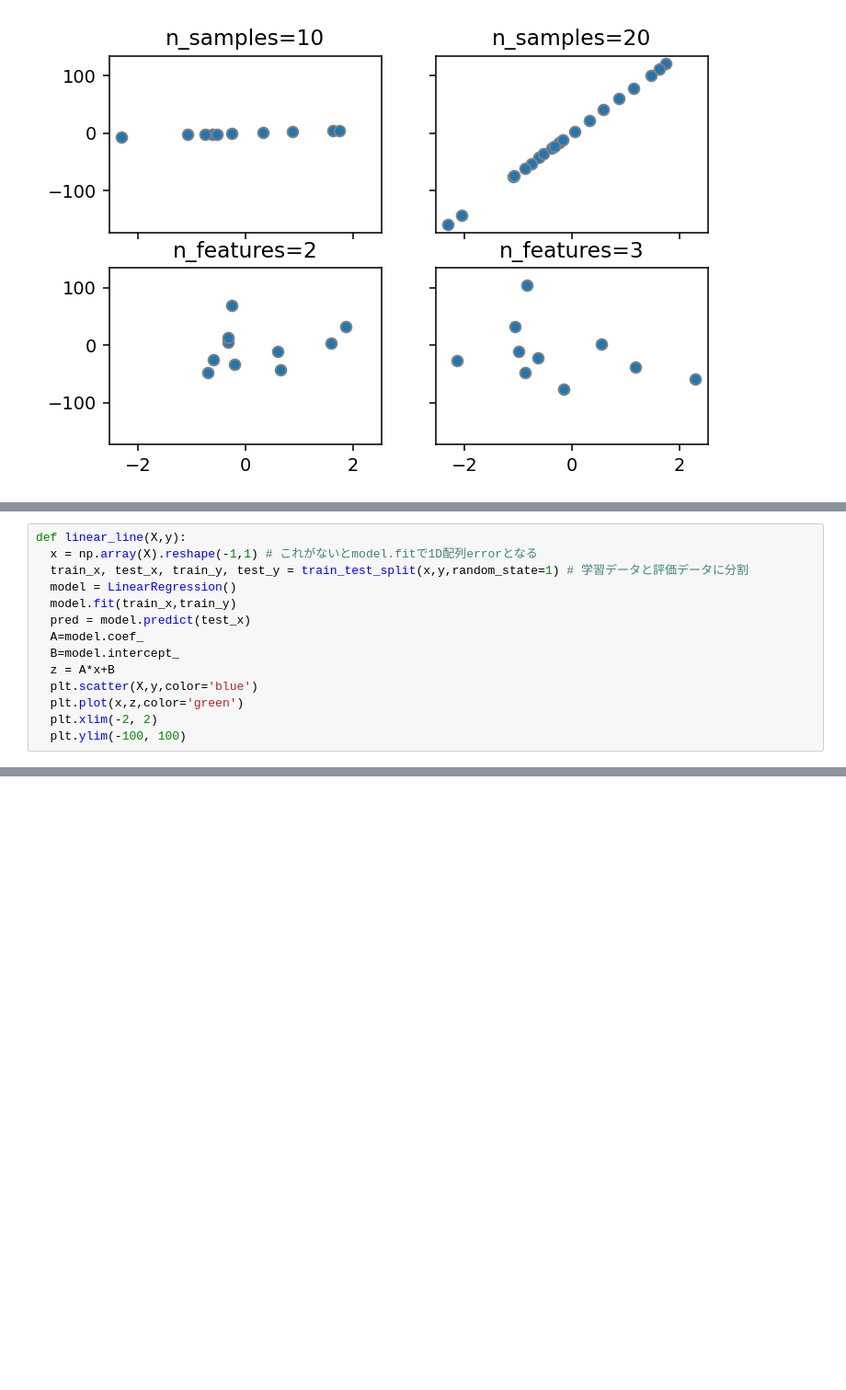
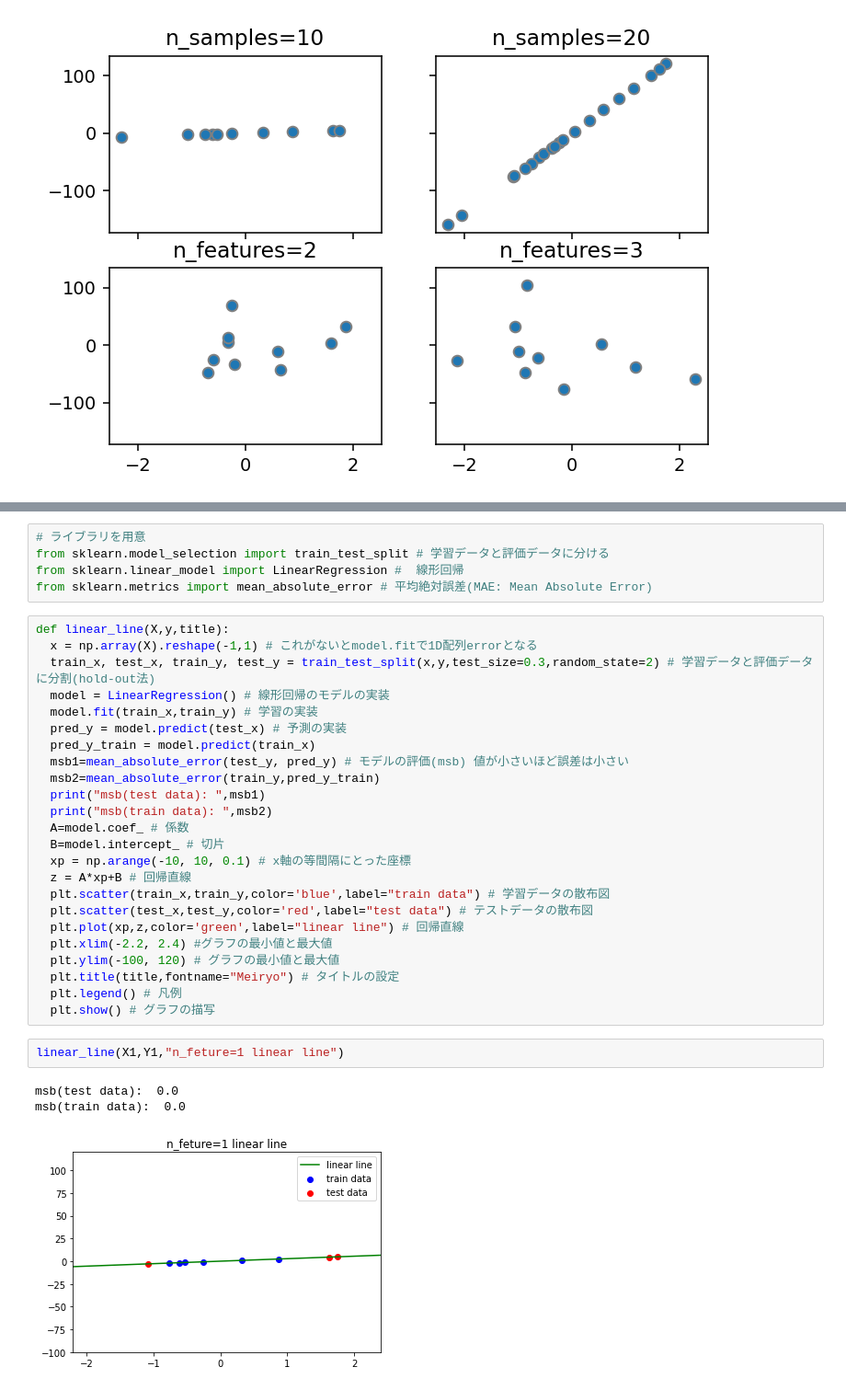
Before and after one commit to tyukei/AI, a Jupyter notebook: report1.ipynb, the cells around one changed output, grey strips where cells are left out. Shown: that part at 92% size. Drawn from its saved outputs; the diff is of its cells as text; blank space fills up the shorter version.

```diff
--- a/report1.ipynb
+++ b/report1.ipynb
@@ -100,14 +80,0 @@ from sklearn.linear_model import LinearRegression
-# %%
-def linear_line(X,y):
-  x = np.array(X).reshape(-1,1) # これがないとmodel.fitで1D配列errorとなる
-  train_x, test_x, train_y, test_y = train_test_split(x,y,random_state=1) # 学習データと評価データに分割
-  model = LinearRegression()
-  model.fit(train_x,train_y)
-  pred = model.predict(test_x)
-  A=model.coef_
-  B=model.intercept_
-  z = A*x+B
-  plt.scatter(X,y,color='blue')
-  plt.plot(x,z,color='green')
-  plt.xlim(-2, 2)
-  plt.ylim(-100, 100)
@@ -230,0 +110,35 @@ polinomial5(X4[:,0],Y4)
+# %%
+# ライブラリを用意
+from sklearn.model_selection import train_test_split # 学習データと評価データに分ける
+from sklearn.linear_model import LinearRegression #  線形回帰
+from sklearn.metrics import mean_absolute_error # 平均絶対誤差(MAE: Mean Absolute Error)
+# %%
+def linear_line(X,y,title):
+  x = np.array(X).reshape(-1,1) # これがないとmodel.fitで1D配列errorとなる
+  train_x, test_x, train_y, test_y = train_test_split(x,y,test_size=0.3,random_state=2) # 学習データと評価データに分割(hold-out法)
+  model = LinearRegression() # 線形回帰のモデルの実装
+  model.fit(train_x,train_y) # 学習の実装
+  pred_y = model.predict(test_x) # 予測の実装
+  pred_y_train = model.predict(train_x)
+  msb1=mean_absolute_error(test_y, pred_y) # モデルの評価(msb) 値が小さいほど誤差は小さい
+  msb2=mean_absolute_error(train_y,pred_y_train)
+  print("msb(test data): ",msb1)
+  print("msb(train data): ",msb2)
+  A=model.coef_ # 係数
+  B=model.intercept_ # 切片
+  xp = np.arange(-10, 10, 0.1) # x軸の等間隔にとった座標
+  z = A*xp+B # 回帰直線
+  plt.scatter(train_x,train_y,color='blue',label="train data") # 学習データの散布図
+  plt.scatter(test_x,test_y,color='red',label="test data") # テストデータの散布図
+  plt.plot(xp,z,color='green',label="linear line") # 回帰直線
+  plt.xlim(-2.2, 2.4) #グラフの最小値と最大値
+  plt.ylim(-100, 120) # グラフの最小値と最大値
+  plt.title(title,fontname="Meiryo") # タイトルの設定
+  plt.legend() # 凡例
+  plt.show() # グラフの描写
+# %%
+linear_line(X1,Y1,"n_feture=1 linear line")
+# %% [output]
+msb(test data):  0.0
+msb(train data):  0.0
+[figure, added]
```
Also changed, not shown: parts of 32 cells of this notebook.
